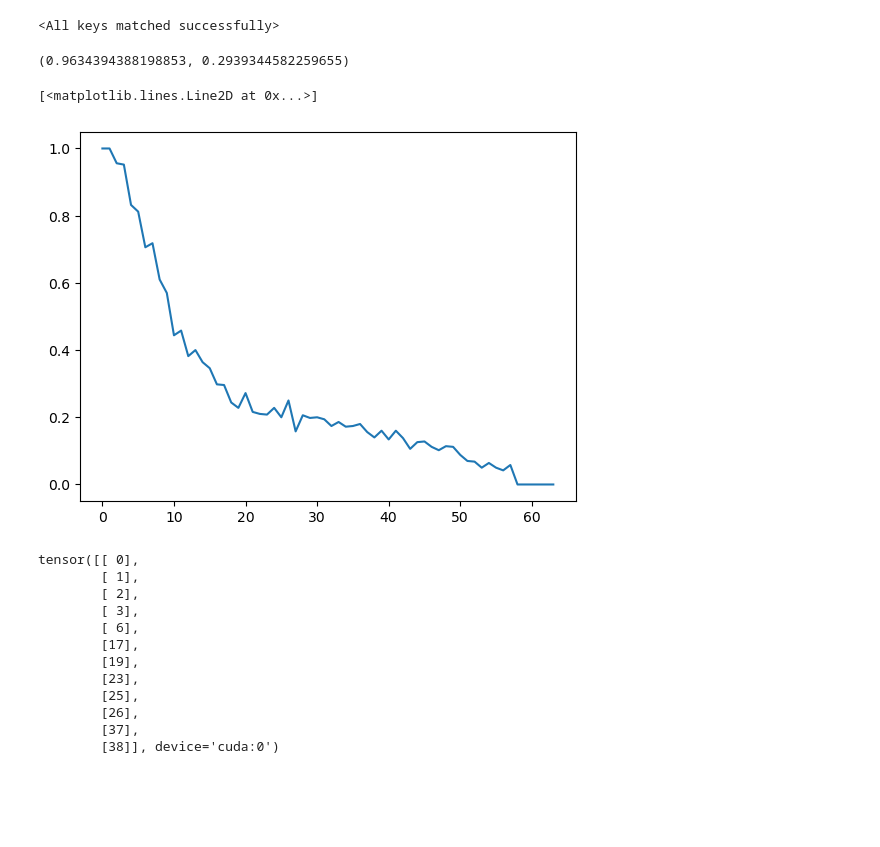
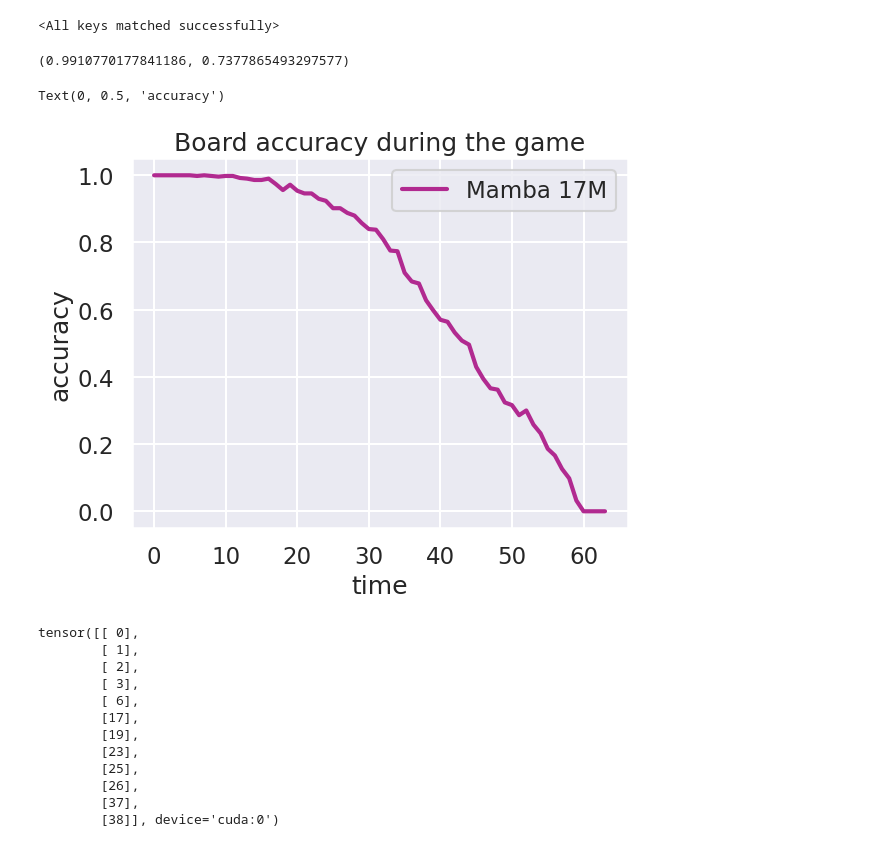
Before and after one commit to alxndrTL/othello_mamba, a Jupyter notebook: boardacc_against_time.ipynb, the cells around one changed output. Saved outputs shown, nothing was run; the diff lists cells and outputs as text; code cells hidden in the pictures; blank space fills up the shorter version.

```diff
--- a/boardacc_against_time.ipynb
+++ b/boardacc_against_time.ipynb
@@ -15,8 +17,8 @@ from models.mamba.mamba import MambaConfig
 from models.lm import LM
 from eval import eval_probe_accuracy
 # %%
-layer = 7
-load_dir = "runs/vague-glade-34/"
+layer = 12
+load_dir = "runs/stoic-lion-30/"
 
 device = "cuda"
 # %%
@@ -80,7 +84,7 @@ probe.load_state_dict(checkpoint['probe'])
 # %%
 eval_probe_accuracy(model, probe, layer, device, 10) # check results
 # %% [output]
-(0.9634394388198853, 0.2939344582259655)
+(0.9910770177841186, 0.7377865493297577)
 # %%
 n_games = 500
 
@@ -125,8 +131,19 @@ board_accuracies /= n_games
-# %%
-plt.plot(board_accuracies)
-# %% [output]
-[<matplotlib.lines.Line2D at 0x...>]
-[figure, removed]
+# %%
+cmap = cm.plasma
+colors = [cmap(0.7), cmap(0.9), cmap(0.2), cmap(0.4)]
+
+# 3 : 17M Mamba - stoic-lion-30
+
+sns.set_theme('talk')
+
+ax = sns.lineplot(board_accuracies, color=colors[3], linewidth=3, label="Mamba 17M")
+
+ax.set_title('Board accuracy during the game', fontsize=18)
+ax.set_xlabel('time')
+ax.set_ylabel('accuracy')
+# %% [output]
+Text(0, 0.5, 'accuracy')
+[figure, added]
 # %%
 # board reconstruction
 # %%
```
Also changed, not shown: parts of 3 cells of this notebook, 16 other files.
